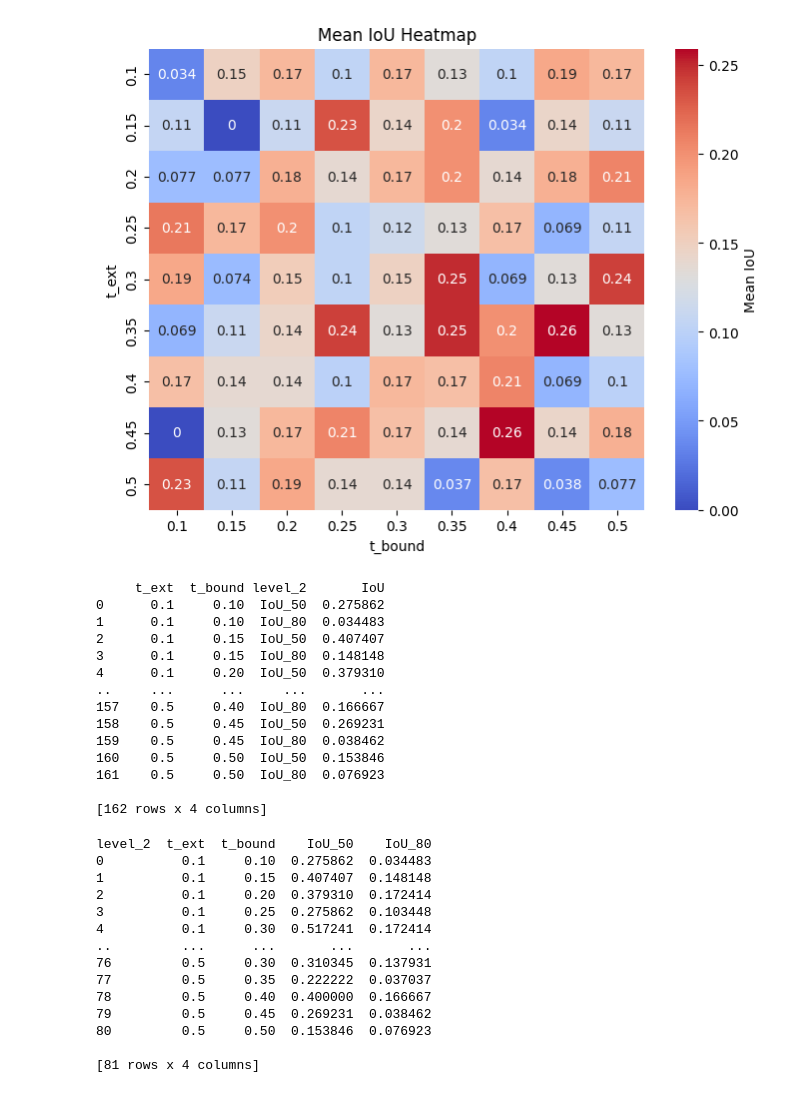
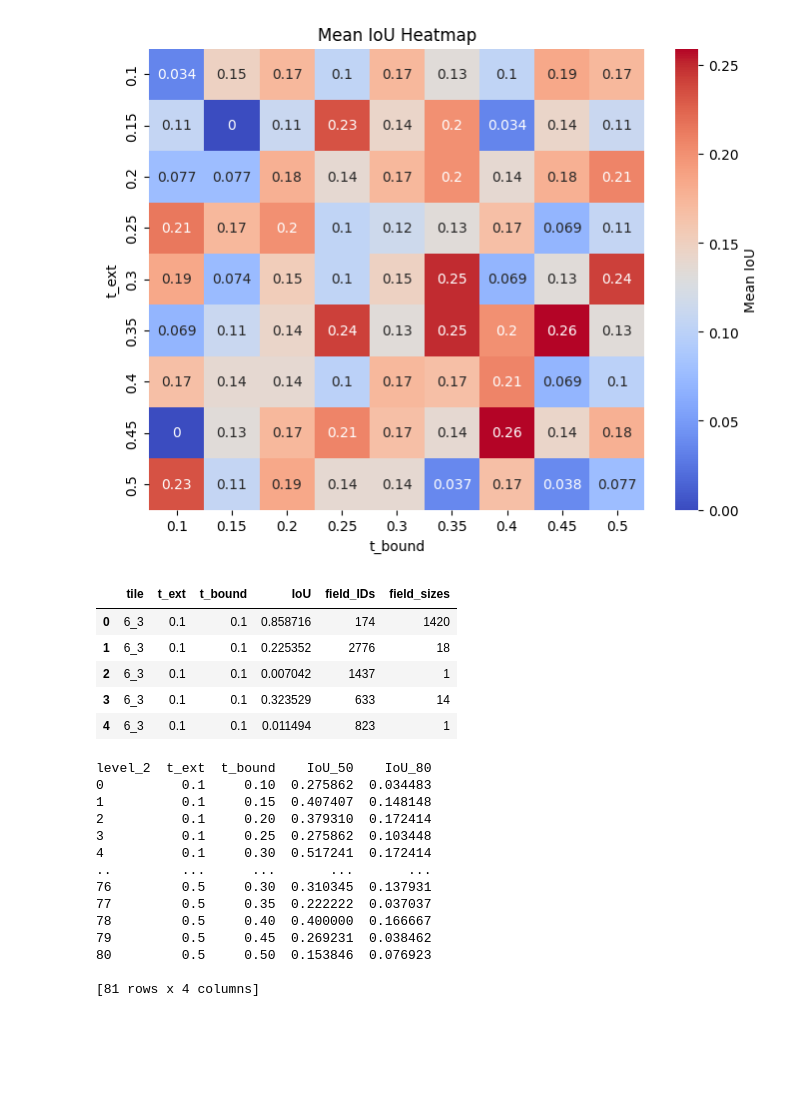
Before and after one commit to florus82/field-scripts, a Jupyter notebook: from_Philippe/check_csv_output_decode.ipynb, the cells around one changed output. Cells and saved outputs as stored; diff of their text form; code cells hidden in the pictures; blank space fills up the shorter version.

```diff
--- a/from_Philippe/check_csv_output_decode.ipynb
+++ b/from_Philippe/check_csv_output_decode.ipynb
@@ -82,23 +84,15 @@ plt.ylabel('t_ext')
 plt.show()
 # %% [output]
 [figure]
-# %%
-print(ratios)
-# %% [output]
-     t_ext  t_bound level_2       IoU
-0      0.1     0.10  IoU_50  0.275862
-1      0.1     0.10  IoU_80  0.034483
-2      0.1     0.15  IoU_50  0.407407
-3      0.1     0.15  IoU_80  0.148148
-4      0.1     0.20  IoU_50  0.379310
-..     ...      ...     ...       ...
-157    0.5     0.40  IoU_80  0.166667
-158    0.5     0.45  IoU_50  0.269231
-159    0.5     0.45  IoU_80  0.038462
-160    0.5     0.50  IoU_50  0.153846
-161    0.5     0.50  IoU_80  0.076923
-
-[162 rows x 4 columns]
+# %%
+res.head()
+# %% [output]
+|  | tile | t_ext | t_bound | IoU | field_IDs | field_sizes |
+| 0 | 6_3 | 0.1 | 0.1 | 0.858716 | 174 | 1420 |
+| 1 | 6_3 | 0.1 | 0.1 | 0.225352 | 2776 | 18 |
+| 2 | 6_3 | 0.1 | 0.1 | 0.007042 | 1437 | 1 |
+| 3 | 6_3 | 0.1 | 0.1 | 0.323529 | 633 | 14 |
+| 4 | 6_3 | 0.1 | 0.1 | 0.011494 | 823 | 1 |
 # %%
 print(ratios_pivoted)
 # %% [output]
```
Also changed, not shown: parts of 1 cell of this notebook, 2 other files.
